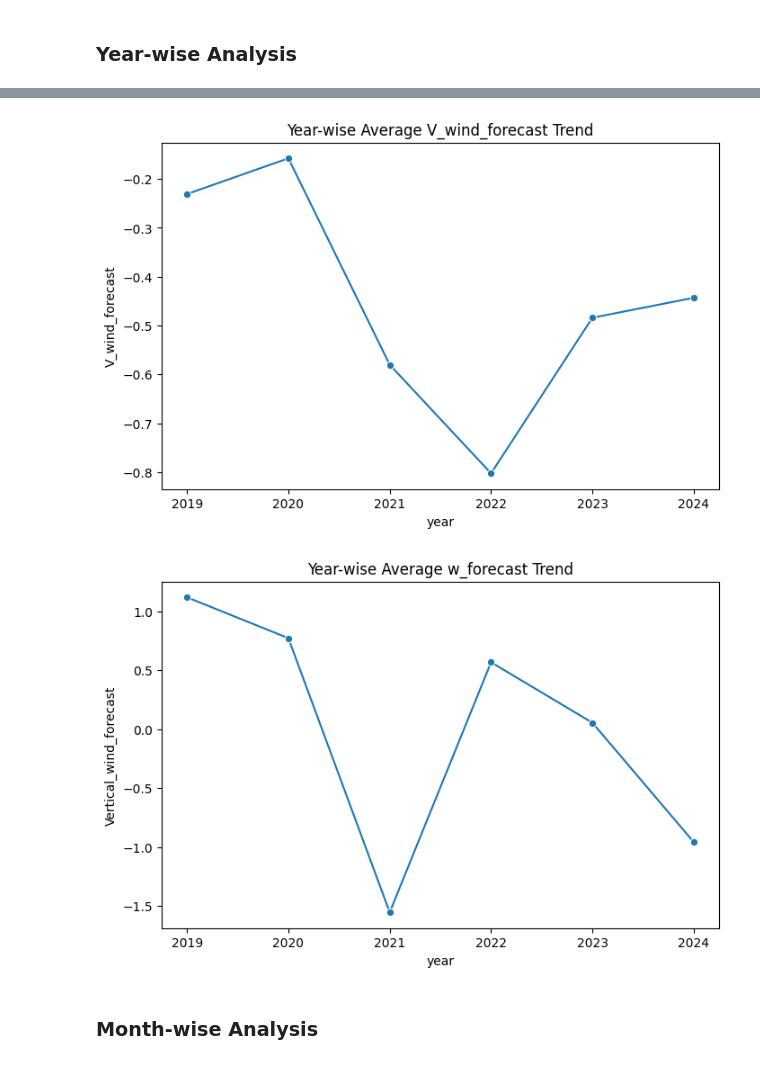
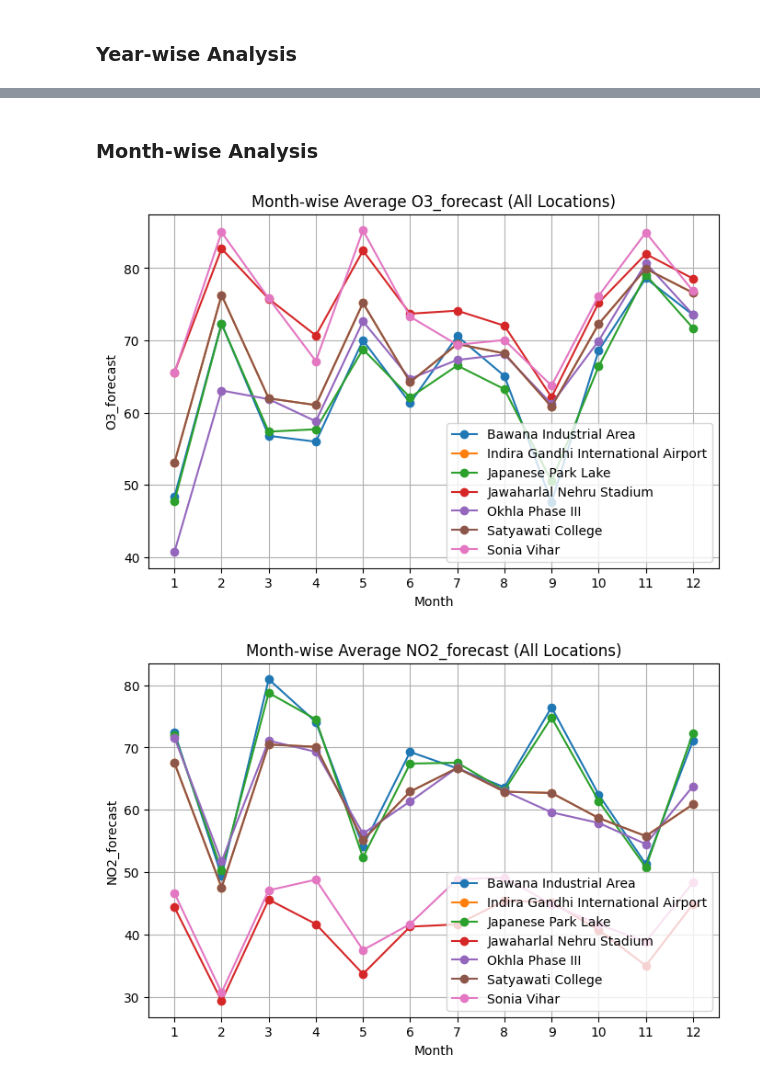
Before and after one commit to RohitReddyGV11/SIH_Weather_Forecast, a Jupyter notebook: notebooks/EDA.ipynb, the cells around one changed output, grey strips where cells are left out. Drawn from its saved outputs; the diff is of its cells as text; code cells hidden in the pictures.

```diff
--- a/notebooks/EDA.ipynb
+++ b/notebooks/EDA.ipynb
@@ -176,26 +179,22 @@ plt.show()
-# %%
-plt.figure(figsize=(8,5))
-sns.lineplot(data=yearly_data,x="year",y="V_wind_forecast",marker="o")
-plt.title("Year-wise Average V_wind_forecast Trend")
-plt.show()
-# %% [output]
-[figure, removed]
-# %%
-plt.figure(figsize=(8,5))
-sns.lineplot(data=yearly_data,x="year",y="Vertical_wind_forecast",marker="o")
-plt.title("Year-wise Average w_forecast Trend")
-plt.show()
-# %% [output]
-[figure, removed]
 # %% [markdown]
 ### Month-wise Analysis
 # %%
-monthly_data = df.groupby(["year","month"]).agg({
-    "O3_forecast" : "mean",
-    "NO2_forecast" : "mean",
-    "Temperature_forecast" : "mean",
-    "Specific_humidity_forecast" : "mean",
-    "U_wind_forecast" : "mean",
-    "V_wind_forecast" : "mean",
-    "Vertical_wind_forecast" : "mean"
-}).reset_index()
+monthly_avg = (monthly_data.groupby(level=["location","month"]).mean())
+
+for col in forecast_cols:
+    plt.figure(figsize=(8,5))
+
+    for loc in monthly_avg.index.get_level_values(0).unique():
+        loc_data = monthly_avg.loc[loc]
+        plt.plot(loc_data.index, loc_data[col], marker="o", label=loc)
+
+    plt.title(f"Month-wise Average {col} (All Locations)")
+    plt.xlabel("Month")
+    plt.ylabel(col)
+    plt.xticks(range(1,13))
+    plt.legend()
+    plt.grid(True)
+    plt.show()
+# %% [output]
+[figure, added]
+[figure, added]
```
Also changed, not shown: parts of 28 cells of this notebook, 1 other file.
